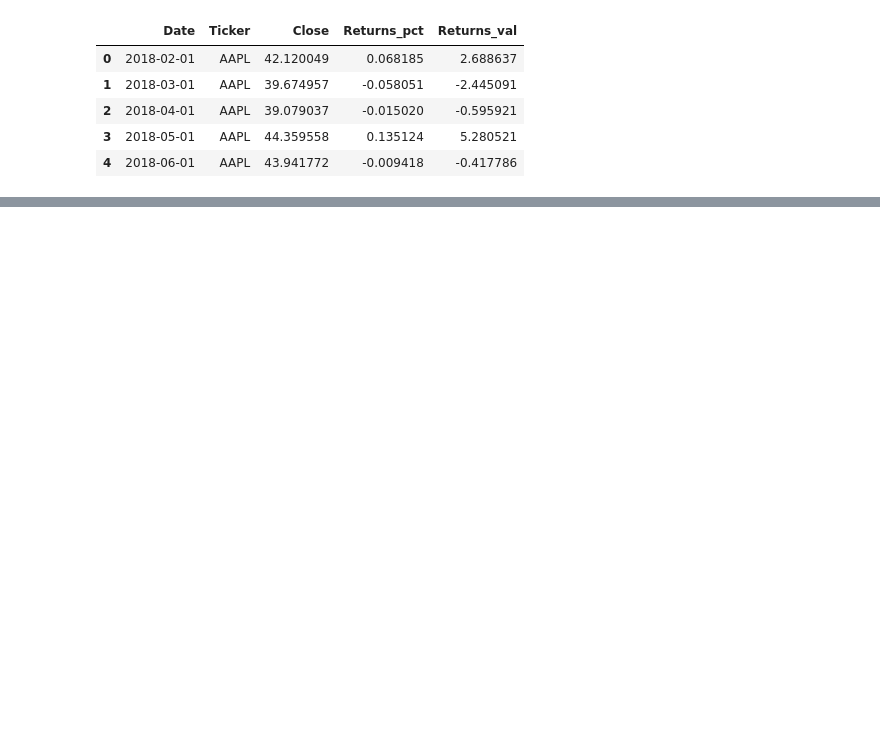
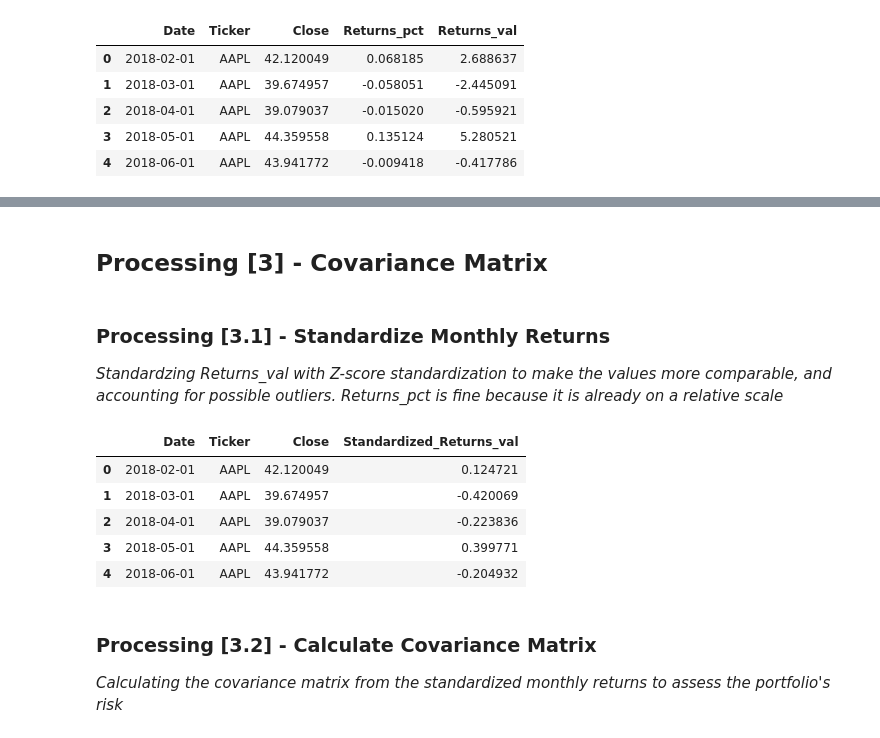
Before and after one commit to SeanMarcusJensen/ACIT4610_Portifolio_KMHS, a Jupyter notebook: problem_2/main.ipynb, the cells around one changed output, grey strips where cells are left out. Saved outputs shown, nothing was run; the diff lists cells and outputs as text; code cells hidden in the pictures; blank space fills up the shorter version.

```diff
--- a/problem_2/main.ipynb
+++ b/problem_2/main.ipynb
@@ -120,0 +118,18 @@ StockPlotter.stock_history(monthly_returns_df, title='Monthly Returns (2018-2022
+# %% [markdown]
+## Processing [3] - Covariance Matrix
+# %% [markdown]
+### Processing [3.1] - Standardize Monthly Returns
+*Standardzing Returns_val with Z-score standardization to make the values more comparable, and accounting for possible outliers. Returns_pct is fine because it is already on a relative scale*
+# %%
+standard_monthly_returns_df = StockCalculator.monthly_returns(ticker_data, True)
+standard_monthly_returns_df.head()
+# %% [output]
+|  | Date | Ticker | Close | Standardized_Returns_val |
+| 0 | 2018-02-01 | AAPL | 42.120049 | 0.124721 |
+| 1 | 2018-03-01 | AAPL | 39.674957 | -0.420069 |
+| 2 | 2018-04-01 | AAPL | 39.079037 | -0.223836 |
+| 3 | 2018-05-01 | AAPL | 44.359558 | 0.399771 |
+| 4 | 2018-06-01 | AAPL | 43.941772 | -0.204932 |
+# %% [markdown]
+### Processing [3.2] - Calculate Covariance Matrix
+*Calculating the covariance matrix from the standardized monthly returns to assess the portfolio's risk*
```
Also changed, not shown: parts of 7 cells of this notebook, 9 other files.
